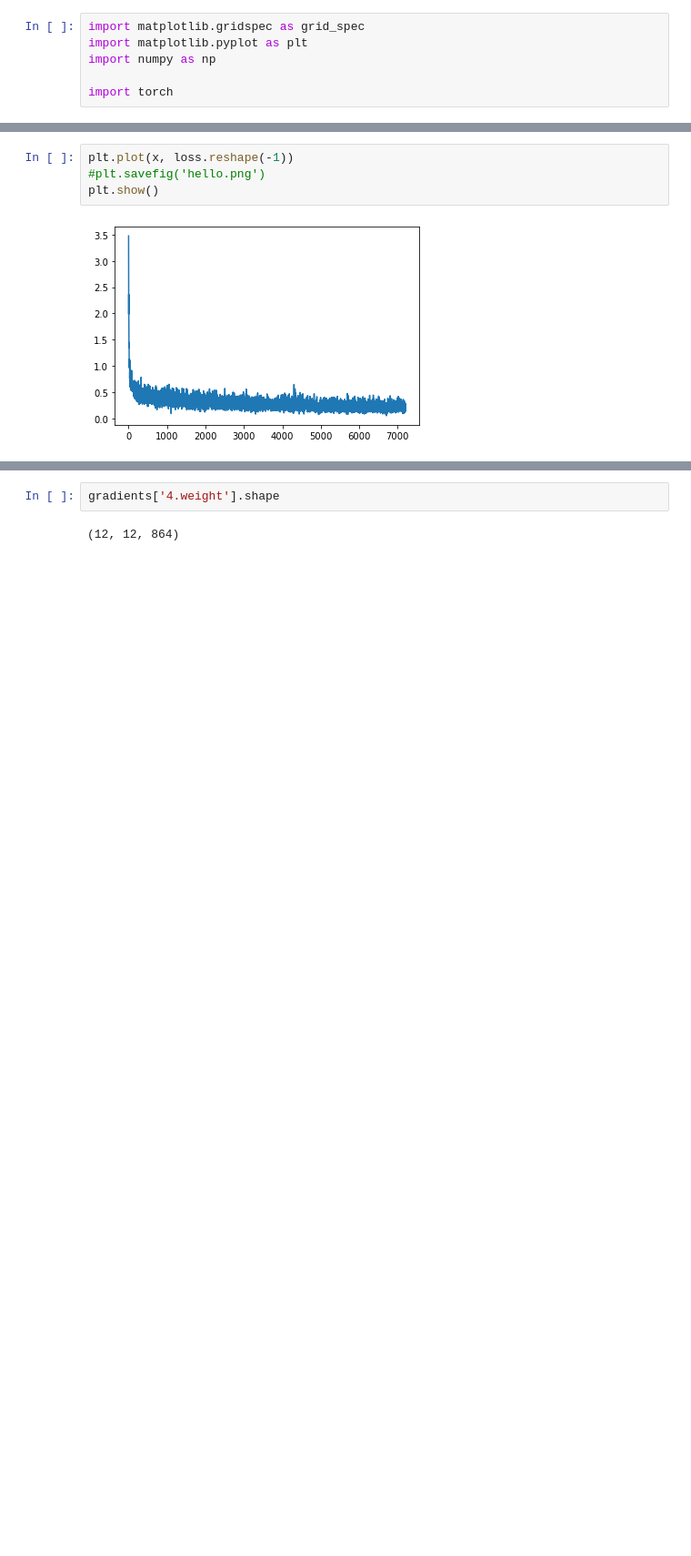
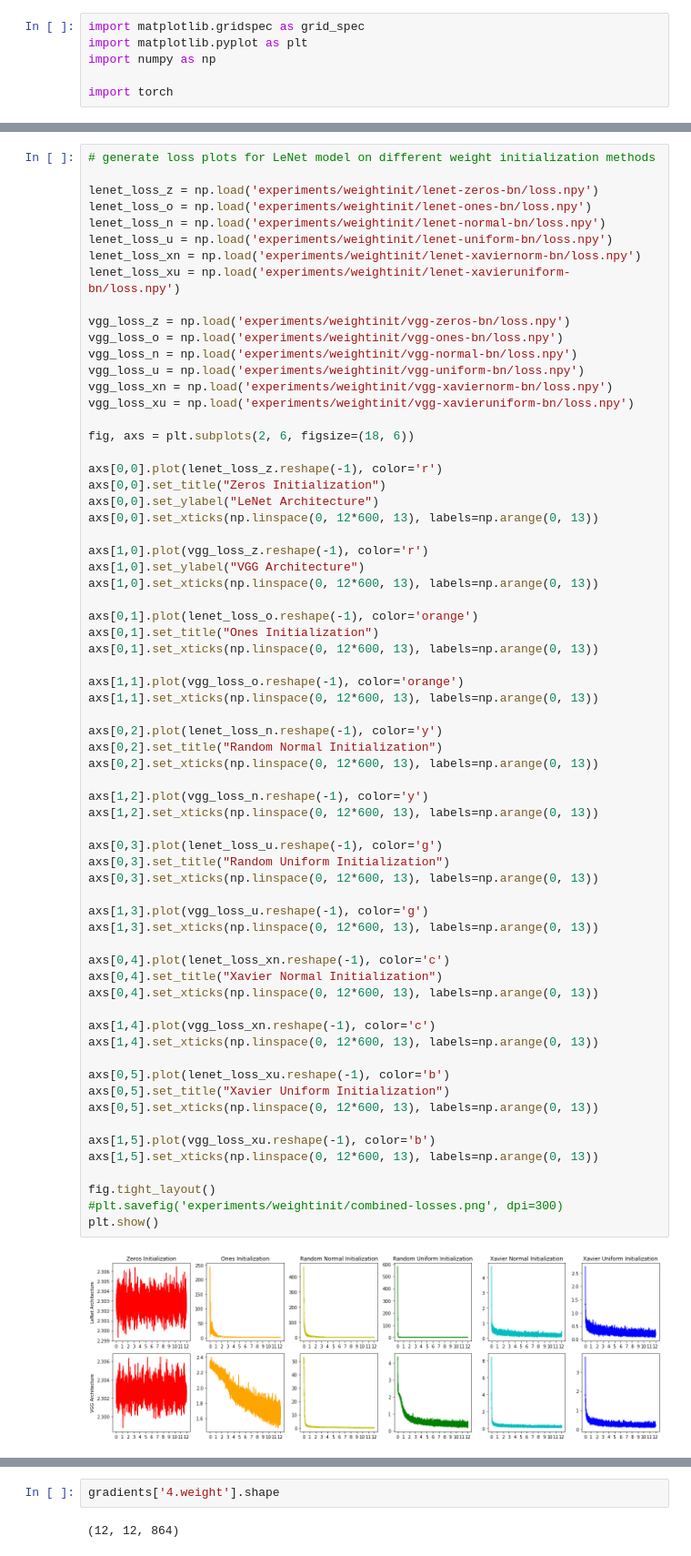
Before and after one commit to j93hahn/neural-networks, a Jupyter notebook: results/visualizer.ipynb, the cells around one changed output, grey strips where cells are left out. Shown at 91% size. Cells and saved outputs as stored; diff of their text form; blank space fills up the shorter version.

```diff
--- a/results/visualizer.ipynb
+++ b/results/visualizer.ipynb
@@ -21,7 +7,69 @@ x = np.arange(12*600)
 # %%
-plt.plot(x, loss.reshape(-1))
-#plt.savefig('hello.png')
+# generate loss plots for LeNet model on different weight initialization methods
+
+lenet_loss_z = np.load('experiments/weightinit/lenet-zeros-bn/loss.npy')
+lenet_loss_o = np.load('experiments/weightinit/lenet-ones-bn/loss.npy')
+lenet_loss_n = np.load('experiments/weightinit/lenet-normal-bn/loss.npy')
+lenet_loss_u = np.load('experiments/weightinit/lenet-uniform-bn/loss.npy')
+lenet_loss_xn = np.load('experiments/weightinit/lenet-xaviernorm-bn/loss.npy')
+lenet_loss_xu = np.load('experiments/weightinit/lenet-xavieruniform-bn/loss.npy')
+
+vgg_loss_z = np.load('experiments/weightinit/vgg-zeros-bn/loss.npy')
+vgg_loss_o = np.load('experiments/weightinit/vgg-ones-bn/loss.npy')
+vgg_loss_n = np.load('experiments/weightinit/vgg-normal-bn/loss.npy')
+vgg_loss_u = np.load('experiments/weightinit/vgg-uniform-bn/loss.npy')
+vgg_loss_xn = np.load('experiments/weightinit/vgg-xaviernorm-bn/loss.npy')
+vgg_loss_xu = np.load('experiments/weightinit/vgg-xavieruniform-bn/loss.npy')
+
+fig, axs = plt.subplots(2, 6, figsize=(18, 6))
+
+axs[0,0].plot(lenet_loss_z.reshape(-1), color='r')
+axs[0,0].set_title("Zeros Initialization")
+axs[0,0].set_ylabel("LeNet Architecture")
+axs[0,0].set_xticks(np.linspace(0, 12*600, 13), labels=np.arange(0, 13))
+
+axs[1,0].plot(vgg_loss_z.reshape(-1), color='r')
+axs[1,0].set_ylabel("VGG Architecture")
+axs[1,0].set_xticks(np.linspace(0, 12*600, 13), labels=np.arange(0, 13))
+
+axs[0,1].plot(lenet_loss_o.reshape(-1), color='orange')
+axs[0,1].set_title("Ones Initialization")
+axs[0,1].set_xticks(np.linspace(0, 12*600, 13), labels=np.arange(0, 13))
+
+axs[1,1].plot(vgg_loss_o.reshape(-1), color='orange')
+axs[1,1].set_xticks(np.linspace(0, 12*600, 13), labels=np.arange(0, 13))
+
+axs[0,2].plot(lenet_loss_n.reshape(-1), color='y')
+axs[0,2].set_title("Random Normal Initialization")
+axs[0,2].set_xticks(np.linspace(0, 12*600, 13), labels=np.arange(0, 13))
+
+axs[1,2].plot(vgg_loss_n.reshape(-1), color='y')
+axs[1,2].set_xticks(np.linspace(0, 12*600, 13), labels=np.arange(0, 13))
+
+axs[0,3].plot(lenet_loss_u.reshape(-1), color='g')
+axs[0,3].set_title("Random Uniform Initialization")
+axs[0,3].set_xticks(np.linspace(0, 12*600, 13), labels=np.arange(0, 13))
+
+axs[1,3].plot(vgg_loss_u.reshape(-1), color='g')
+axs[1,3].set_xticks(np.linspace(0, 12*600, 13), labels=np.arange(0, 13))
+
+axs[0,4].plot(lenet_loss_xn.reshape(-1), color='c')
+axs[0,4].set_title("Xavier Normal Initialization")
+axs[0,4].set_xticks(np.linspace(0, 12*600, 13), labels=np.arange(0, 13))
+
+axs[1,4].plot(vgg_loss_xn.reshape(-1), color='c')
+axs[1,4].set_xticks(np.linspace(0, 12*600, 13), labels=np.arange(0, 13))
+
+axs[0,5].plot(lenet_loss_xu.reshape(-1), color='b')
+axs[0,5].set_title("Xavier Uniform Initialization")
+axs[0,5].set_xticks(np.linspace(0, 12*600, 13), labels=np.arange(0, 13))
+
+axs[1,5].plot(vgg_loss_xu.reshape(-1), color='b')
+axs[1,5].set_xticks(np.linspace(0, 12*600, 13), labels=np.arange(0, 13))
+
+fig.tight_layout()
+#plt.savefig('experiments/weightinit/combined-losses.png', dpi=300)
 plt.show()
 # %% [output]
-[figure, old version]
+[figure, new version]
 # %%
```
Also changed, not shown: parts of 12 cells of this notebook.
